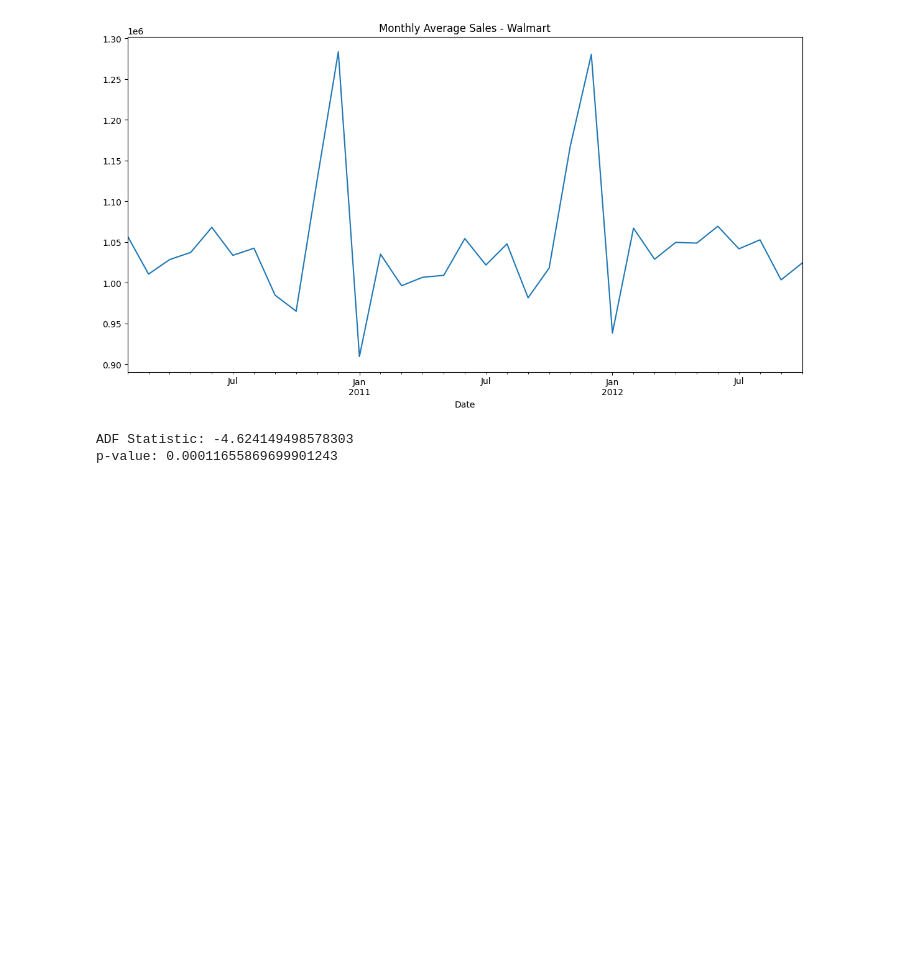
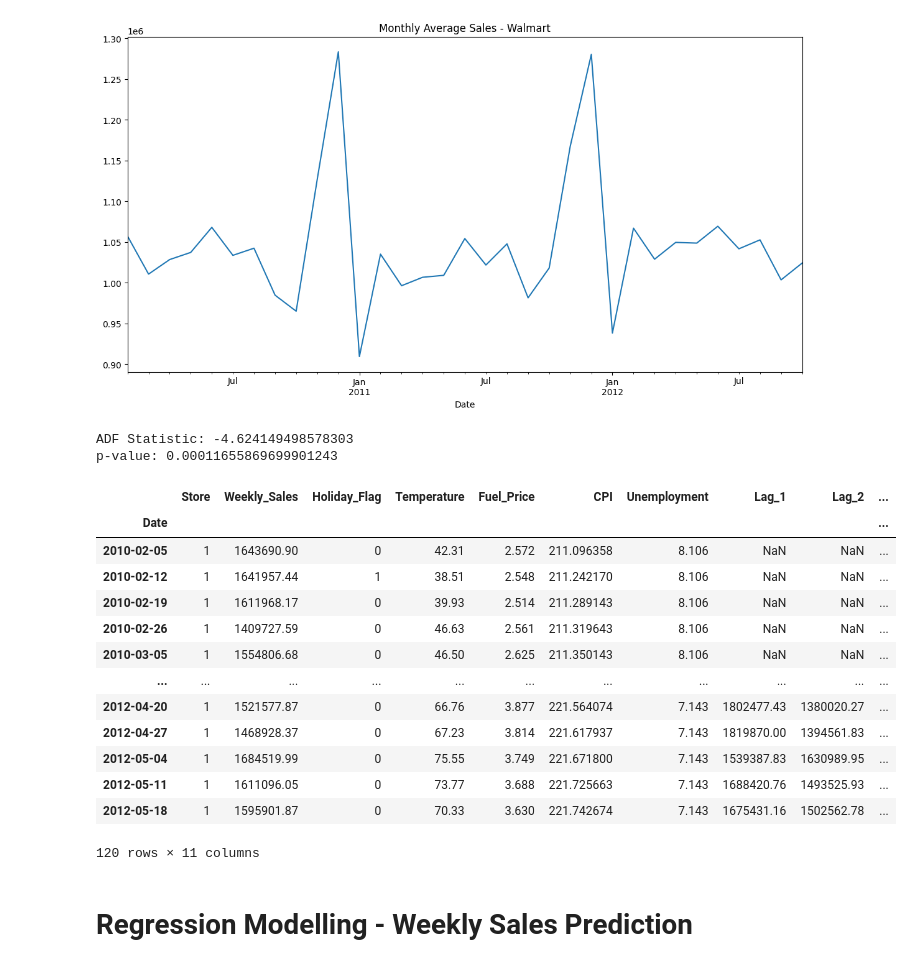
Before and after one commit to TangoMango223/walmart_analysis, a Jupyter notebook: analysis.ipynb, the cells around one changed output. Drawn from its saved outputs; the diff is of its cells as text; code cells hidden in the pictures; blank space fills up the shorter version.

Commit message:
Finished some code related to modelling.

```diff
--- a/analysis.ipynb
+++ b/analysis.ipynb
@@ -371,3 +376,34 @@ print(f'p-value: {result[1]}')
 # %% [output]
 ADF Statistic: -4.624149498578303
 p-value: 0.00011655869699901243
+# %%
+# Create lag features
+df2['Lag_1'] = df2['Weekly_Sales'].shift(10)
+df2['Lag_2'] = df2['Weekly_Sales'].shift(30)
+df2['Lag_3'] = df2['Weekly_Sales'].shift(60)
+
+# Create rolling mean features - 30 days
+df2['Rolling_mean_3'] = df2['Weekly_Sales'].rolling(window=30).mean()
+
+# # Drop any NaN values created by lagging/rolling
+# df2.dropna(inplace=True)
+
+# Display the first few rows
+df2.head(120)
+# %% [output]
+|  | Store | Weekly_Sales | Holiday_Flag | Temperature | Fuel_Price | CPI | Unemployment | Lag_1 | Lag_2 | ... |
+| Date |  |  |  |  |  |  |  |  |  | ... |
+| 2010-02-05 | 1 | 1643690.90 | 0 | 42.31 | 2.572 | 211.096358 | 8.106 | NaN | NaN | ... |
+| 2010-02-12 | 1 | 1641957.44 | 1 | 38.51 | 2.548 | 211.242170 | 8.106 | NaN | NaN | ... |
+| 2010-02-19 | 1 | 1611968.17 | 0 | 39.93 | 2.514 | 211.289143 | 8.106 | NaN | NaN | ... |
+| 2010-02-26 | 1 | 1409727.59 | 0 | 46.63 | 2.561 | 211.319643 | 8.106 | NaN | NaN | ... |
+| 2010-03-05 | 1 | 1554806.68 | 0 | 46.50 | 2.625 | 211.350143 | 8.106 | NaN | NaN | ... |
+| ... | ... | ... | ... | ... | ... | ... | ... | ... | ... | ... |
+| 2012-04-20 | 1 | 1521577.87 | 0 | 66.76 | 3.877 | 221.564074 | 7.143 | 1802477.43 | 1380020.27 | ... |
+| 2012-04-27 | 1 | 1468928.37 | 0 | 67.23 | 3.814 | 221.617937 | 7.143 | 1819870.00 | 1394561.83 | ... |
+| 2012-05-04 | 1 | 1684519.99 | 0 | 75.55 | 3.749 | 221.671800 | 7.143 | 1539387.83 | 1630989.95 | ... |
+| 2012-05-11 | 1 | 1611096.05 | 0 | 73.77 | 3.688 | 221.725663 | 7.143 | 1688420.76 | 1493525.93 | ... |
+| 2012-05-18 | 1 | 1595901.87 | 0 | 70.33 | 3.630 | 221.742674 | 7.143 | 1675431.16 | 1502562.78 | ... |
+120 rows × 11 columns
+# %% [markdown]
+# Regression Modelling - Weekly Sales Prediction
```
Also changed, not shown: parts of 19 cells of this notebook.
